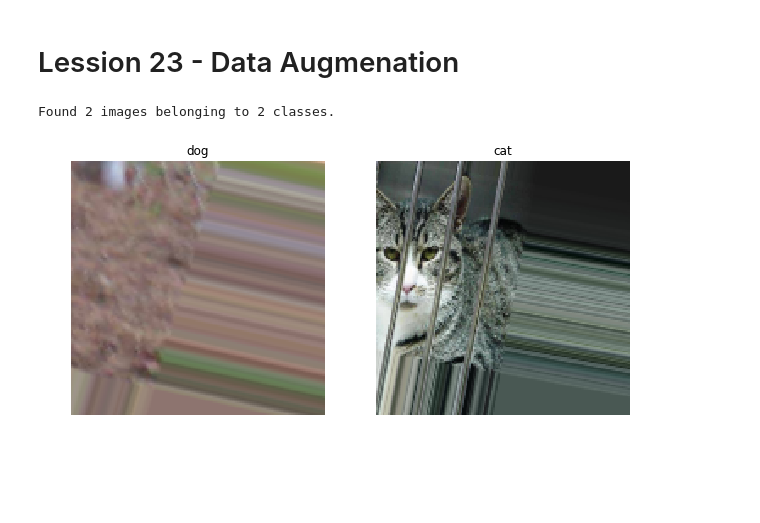
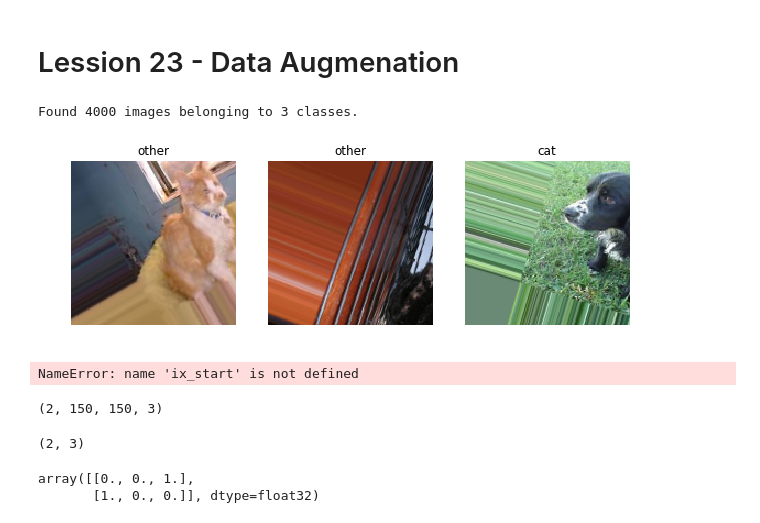
Before and after one commit to MarkAYoder/deeplearning, a Jupyter notebook: lessons/L23 - Data Augmentation.ipynb, the cells around one changed output. Cells and saved outputs as stored; diff of their text form; code cells hidden in the pictures; blank space fills up the shorter version.

```diff
--- a/lessons/L23 - Data Augmentation.ipynb
+++ b/lessons/L23 - Data Augmentation.ipynb
@@ -15,22 +15,41 @@ def PlotImages(ix_start, num_img, rows, cols, X, P, label_names):
         plt.imshow(X[ix_start+i])
         plt.title(label_names[P[ix_start+i].argmax()])
 # %%
-label_names = ['cat', 'dog']
-batch_size = 2
-data_path = '/work/MA490_DeepLearning/Data/Dogs_vs_Cats/SingleImage/'
+label_names = ['cat', 'dog', 'other']
+batch_size = 3
+data_path = '/work/MA490_DeepLearning/Data/Dogs_vs_Cats/Small_Dataset/'
 DataGenerator = (ImageDataGenerator(rescale=1./255,
-                                   rotation_range=45,
+                                   rotation_range=30,
                                    horizontal_flip=True,
                                    width_shift_range=0.5,
                                    height_shift_range=0.5,
-                                   zoom_range=0.5)
+                                   # zoom_range=0.5
+                                   )
                  .flow_from_directory(
                     data_path,
                     target_size = (150, 150),
                     batch_size  = batch_size))
-
-(X, P) = DataGenerator.next()
-PlotImages(0, 2, 1, 2, X, P, label_names)
 # %% [output]
-Found 2 images belonging to 2 classes.
+Found 4000 images belonging to 3 classes.
-[figure, removed]
+# %%
+(X, P) = DataGenerator.next()
+PlotImages(0, 3, 1, 3, X, P, label_names)
+# %% [output]
+[figure, added]
+# %%
+ix_start
+# %% [output]
+NameError: name 'ix_start' is not defined
+# %%
+X.shape
+# %% [output]
+(2, 150, 150, 3)
+# %%
+P.shape
+# %% [output]
+(2, 3)
+# %%
+P
+# %% [output]
+array([[0., 0., 1.],
+       [1., 0., 0.]], dtype=float32)
```
